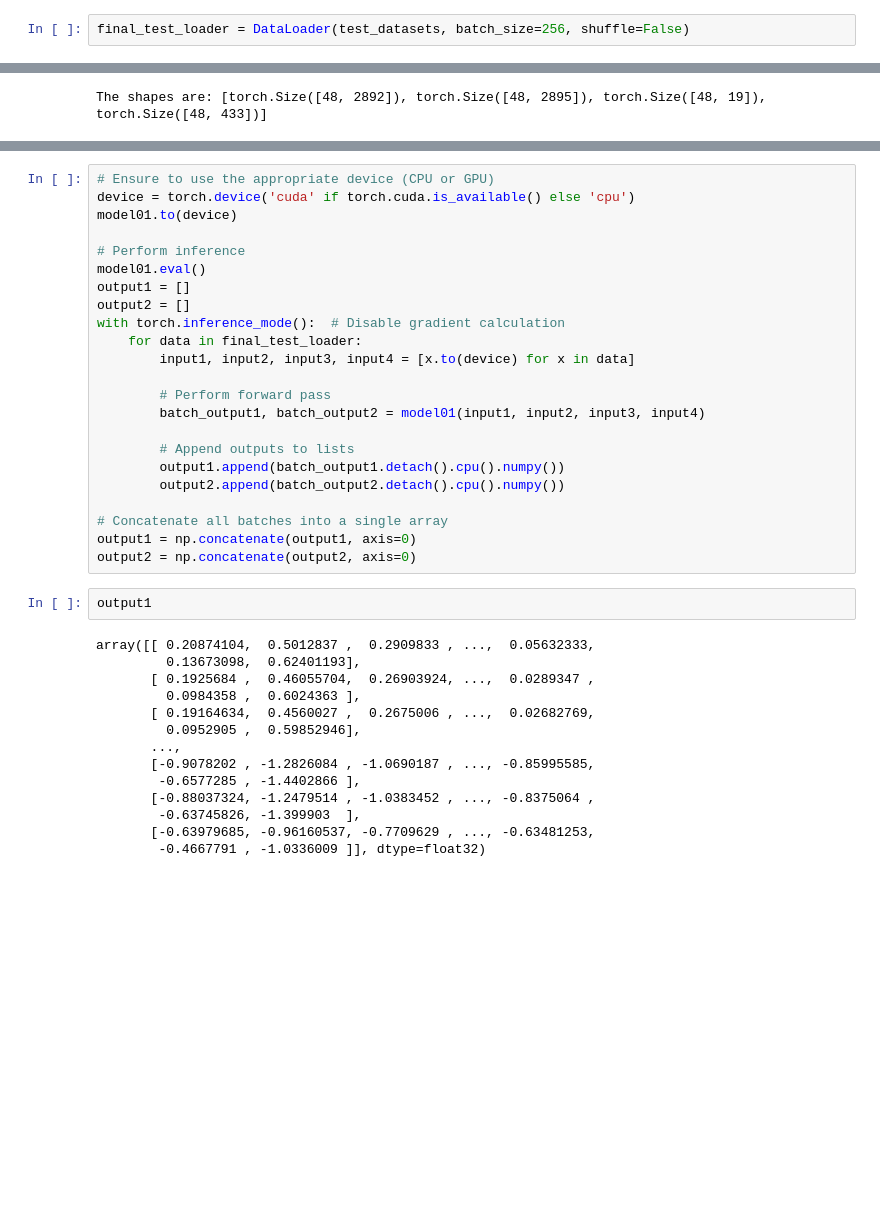
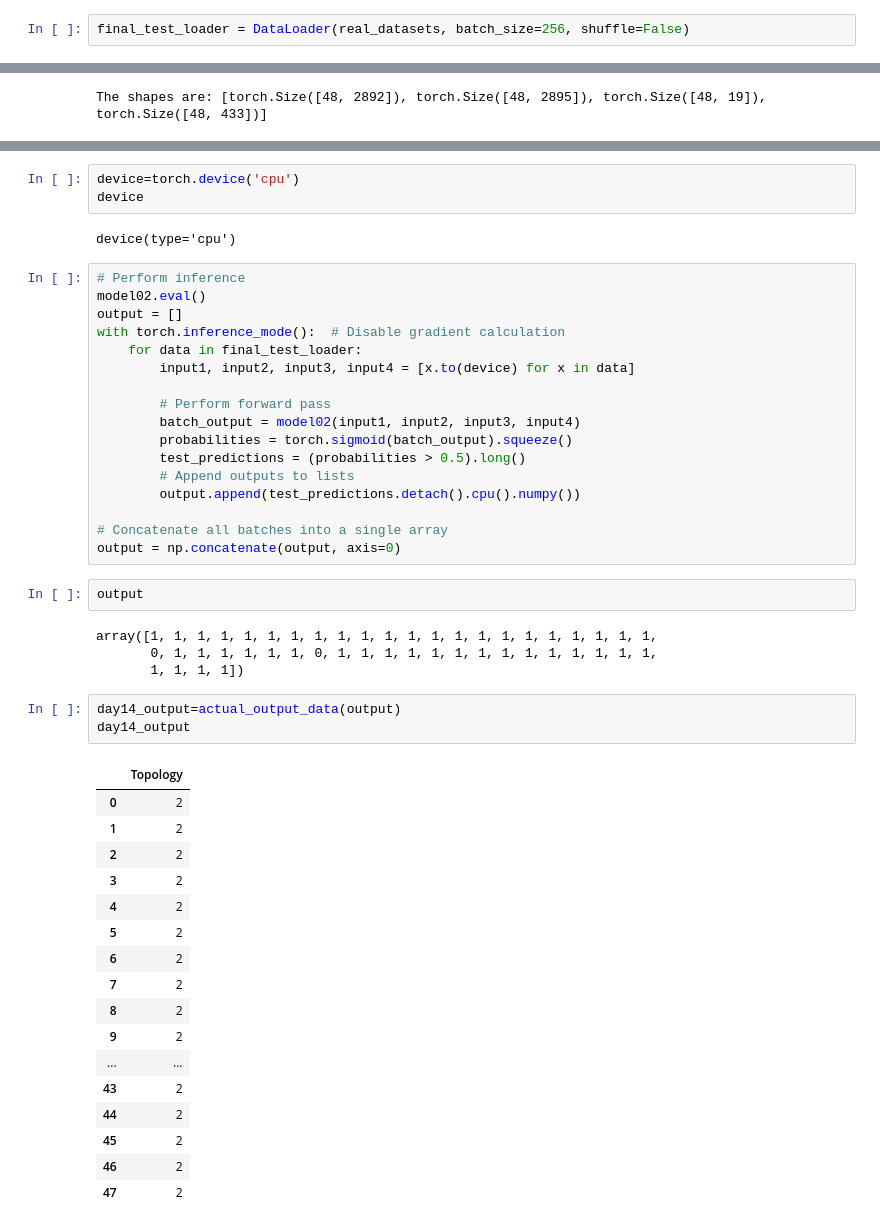
Before and after one commit to sarath11999/colab3d, a Jupyter notebook: SolarModelSarathclassification.ipynb, the cells around one changed output, grey strips where cells are left out. Drawn from its saved outputs; the diff is of its cells as text; blank space fills up the shorter version.

```diff
--- a/SolarModelSarathclassification.ipynb
+++ b/SolarModelSarathclassification.ipynb
@@ -540,5 +514,5 @@ test_datasets=CustomDataset03(inputs=large_day14_input_paths)
 # %%
-final_test_loader = DataLoader(test_datasets, batch_size=256, shuffle=False)
+final_test_loader = DataLoader(real_datasets, batch_size=256, shuffle=False)
 # %%
 for training_data in final_test_loader :
   print(f"The shapes are: {[data.shape for data in training_data]}")
@@ -548,39 +539,49 @@ The shapes are: [torch.Size([48, 2892]), torch.Size([48, 2895]), torch.Size([48,
+# %%
+device=torch.device('cpu')
+device
+# %% [output]
+device(type='cpu')
 # %%
-# Ensure to use the appropriate device (CPU or GPU)
-device = torch.device('cuda' if torch.cuda.is_available() else 'cpu')
-model01.to(device)
-
 # Perform inference
-model01.eval()
-output1 = []
-output2 = []
+model02.eval()
+output = []
 with torch.inference_mode():  # Disable gradient calculation
     for data in final_test_loader:
         input1, input2, input3, input4 = [x.to(device) for x in data]
 
         # Perform forward pass
-        batch_output1, batch_output2 = model01(input1, input2, input3, input4)
-
+        batch_output = model02(input1, input2, input3, input4)
+        probabilities = torch.sigmoid(batch_output).squeeze()
+        test_predictions = (probabilities > 0.5).long()
         # Append outputs to lists
-        output1.append(batch_output1.detach().cpu().numpy())
-        output2.append(batch_output2.detach().cpu().numpy())
+        output.append(test_predictions.detach().cpu().numpy())
 
 # Concatenate all batches into a single array
-output1 = np.concatenate(output1, axis=0)
-output2 = np.concatenate(output2, axis=0)
+output = np.concatenate(output, axis=0)
-# %%
-output1
-# %% [output]
-array([[ 0.20874104,  0.5012837 ,  0.2909833 , ...,  0.05632333,
-         0.13673098,  0.62401193],
-       [ 0.1925684 ,  0.46055704,  0.26903924, ...,  0.0289347 ,
-         0.0984358 ,  0.6024363 ],
-       [ 0.19164634,  0.4560027 ,  0.2675006 , ...,  0.02682769,
-         0.0952905 ,  0.59852946],
-       ...,
-       [-0.9078202 , -1.2826084 , -1.0690187 , ..., -0.85995585,
-        -0.6577285 , -1.4402866 ],
-       [-0.88037324, -1.2479514 , -1.0383452 , ..., -0.8375064 ,
-        -0.63745826, -1.399903  ],
-       [-0.63979685, -0.96160537, -0.7709629 , ..., -0.63481253,
-        -0.4667791 , -1.0336009 ]], dtype=float32)
+# %%
+output
+# %% [output]
+array([1, 1, 1, 1, 1, 1, 1, 1, 1, 1, 1, 1, 1, 1, 1, 1, 1, 1, 1, 1, 1, 1,
+       0, 1, 1, 1, 1, 1, 1, 0, 1, 1, 1, 1, 1, 1, 1, 1, 1, 1, 1, 1, 1, 1,
+       1, 1, 1, 1])
+# %%
+day14_output=actual_output_data(output)
+day14_output
+# %% [output]
+|  | Topology |
+| 0 | 2 |
+| 1 | 2 |
+| 2 | 2 |
+| 3 | 2 |
+| 4 | 2 |
+| 5 | 2 |
+| 6 | 2 |
+| 7 | 2 |
+| 8 | 2 |
+| 9 | 2 |
+| ... | ... |
+| 43 | 2 |
+| 44 | 2 |
+| 45 | 2 |
+| 46 | 2 |
+| 47 | 2 |
```
Also changed, not shown: parts of 12 cells of this notebook.
